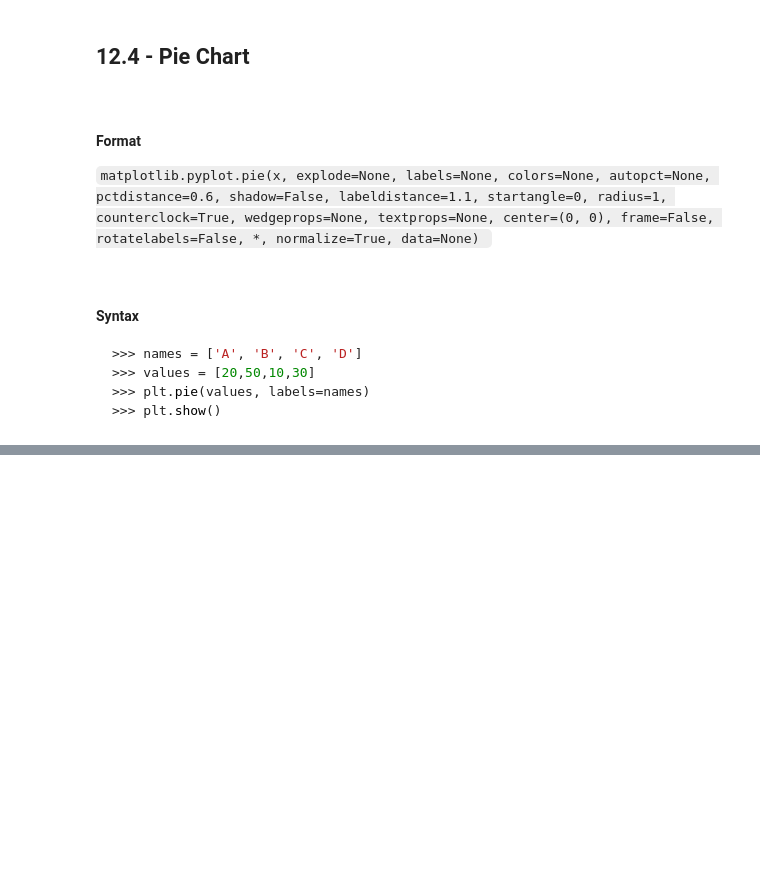
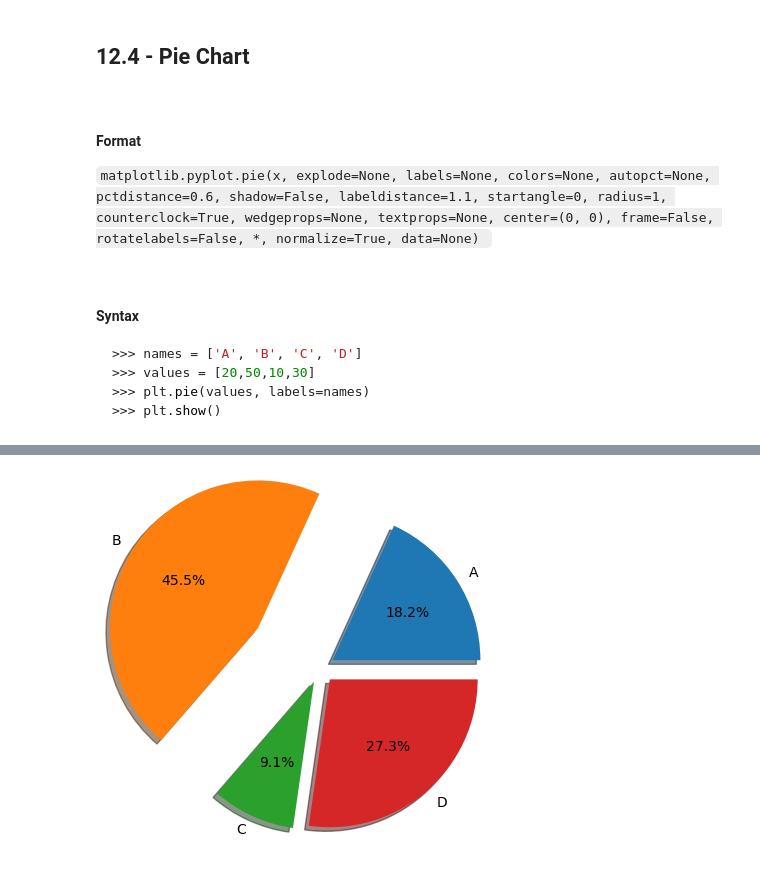
Before and after one commit to rafaelpsilva07/python-for-engineers-and-scientists, a Jupyter notebook: lessons/m2 - Section 12 - Grphics.ipynb, the cells around one changed output, grey strips where cells are left out. Saved outputs shown, nothing was run; the diff lists cells and outputs as text; code cells hidden in the pictures; blank space fills up the shorter version.

```diff
--- a/lessons/m2 - Section 12 - Grphics.ipynb
+++ b/lessons/m2 - Section 12 - Grphics.ipynb
@@ -252,3 +239,10 @@ plt.show()
+# %%
+explode = [0.1, 0.5, 0.1, 0.1]
+
+plt.pie(values, labels=names, autopct='%0.1f%%', shadow=True, explode=explode)
+plt.show()
+# %% [output]
+[figure, added]
 # %% [markdown]
 ## 12.5 - Surface Plots
 
```
Also changed, not shown: parts of 19 cells of this notebook, 1 other file.
